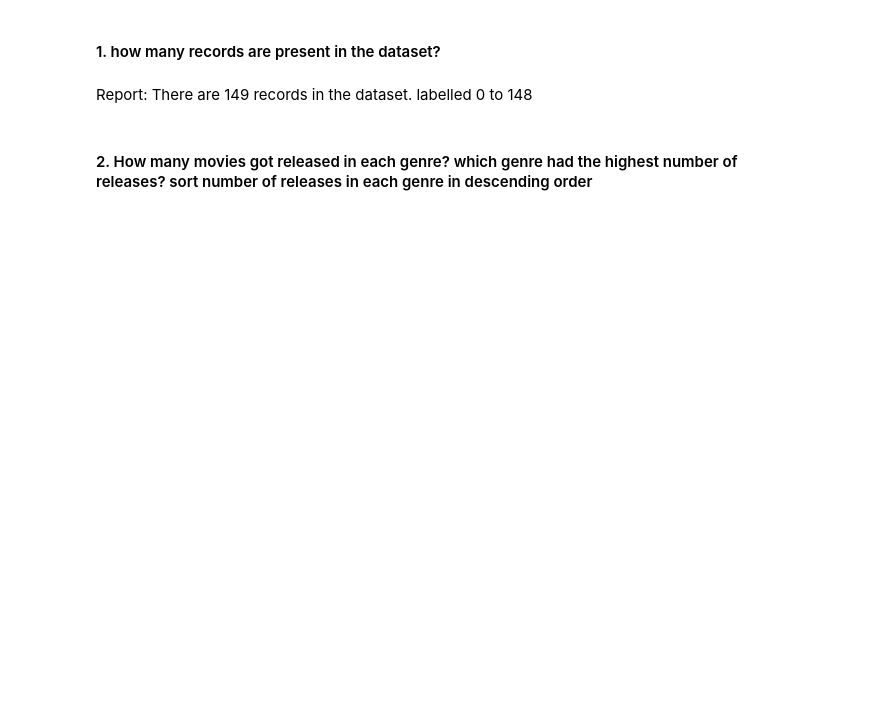
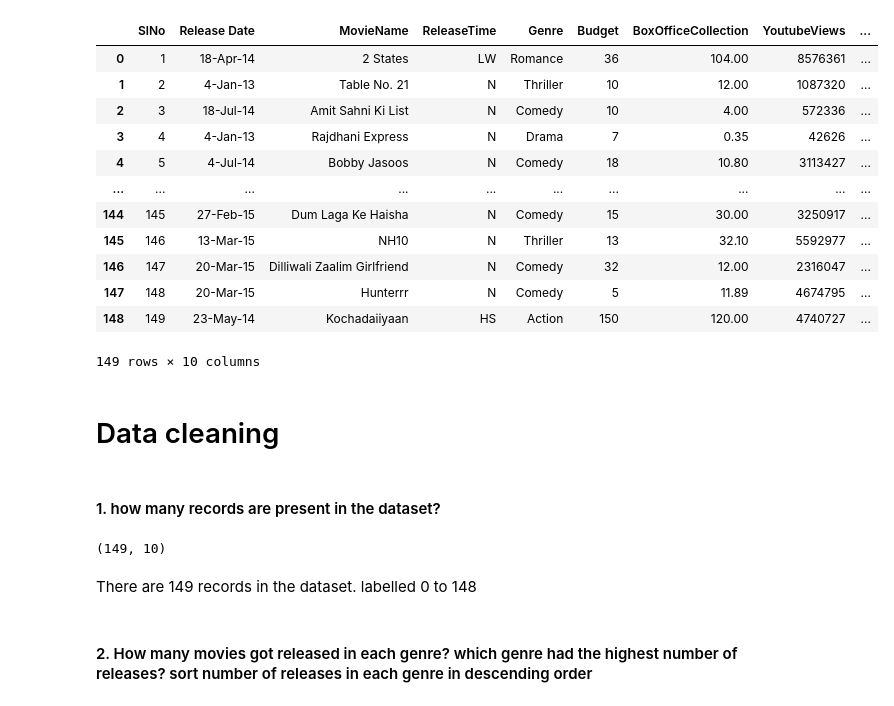
Before and after one commit to Dottie1234/Bollywood-movies-project, a Jupyter notebook: Bollywood code.ipynb, the cells around one changed output. Saved outputs shown, nothing was run; the diff lists cells and outputs as text; code cells hidden in the pictures; blank space fills up the shorter version.

```diff
--- a/Bollywood code.ipynb
+++ b/Bollywood code.ipynb
@@ -1,11 +1,25 @@
 # %%
 import pandas as pd
 import matplotlib.pyplot as plt
 import seaborn as sn
 %matplotlib inline
 
-pd.set_option('display.max_rows', 20)
-
 data = pd.read_csv('bollywood.csv')
 data
+# %% [output]
+|  | SlNo | Release Date | MovieName | ReleaseTime | Genre | Budget | BoxOfficeCollection | YoutubeViews | ... |
+| 0 | 1 | 18-Apr-14 | 2 States | LW | Romance | 36 | 104.00 | 8576361 | ... |
+| 1 | 2 | 4-Jan-13 | Table No. 21 | N | Thriller | 10 | 12.00 | 1087320 | ... |
+| 2 | 3 | 18-Jul-14 | Amit Sahni Ki List | N | Comedy | 10 | 4.00 | 572336 | ... |
+| 3 | 4 | 4-Jan-13 | Rajdhani Express | N | Drama | 7 | 0.35 | 42626 | ... |
+| 4 | 5 | 4-Jul-14 | Bobby Jasoos | N | Comedy | 18 | 10.80 | 3113427 | ... |
+| ... | ... | ... | ... | ... | ... | ... | ... | ... | ... |
+| 144 | 145 | 27-Feb-15 | Dum Laga Ke Haisha | N | Comedy | 15 | 30.00 | 3250917 | ... |
+| 145 | 146 | 13-Mar-15 | NH10 | N | Thriller | 13 | 32.10 | 5592977 | ... |
+| 146 | 147 | 20-Mar-15 | Dilliwali Zaalim Girlfriend | N | Comedy | 32 | 12.00 | 2316047 | ... |
+| 147 | 148 | 20-Mar-15 | Hunterrr | N | Comedy | 5 | 11.89 | 4674795 | ... |
+| 148 | 149 | 23-May-14 | Kochadaiiyaan | HS | Action | 150 | 120.00 | 4740727 | ... |
+149 rows × 10 columns
+# %% [markdown]
+# Data cleaning
 # %%
@@ -15,9 +27,11 @@ data['Genre'].unique()
 # %% [markdown]
 #### 1. how many records are present in the dataset?
 # %%
-data.info()
+data.shape
+# %% [output]
+(149, 10)
 # %% [markdown]
-Report: There are 149 records in the dataset. labelled 0 to 148
+There are 149 records in the dataset. labelled 0 to 148
 # %% [markdown]
 #### 2. How many movies got released in each genre? which genre had the highest number of releases? sort number of releases in each genre in descending order
 # %%
```
Also changed, not shown: parts of 17 cells of this notebook.
